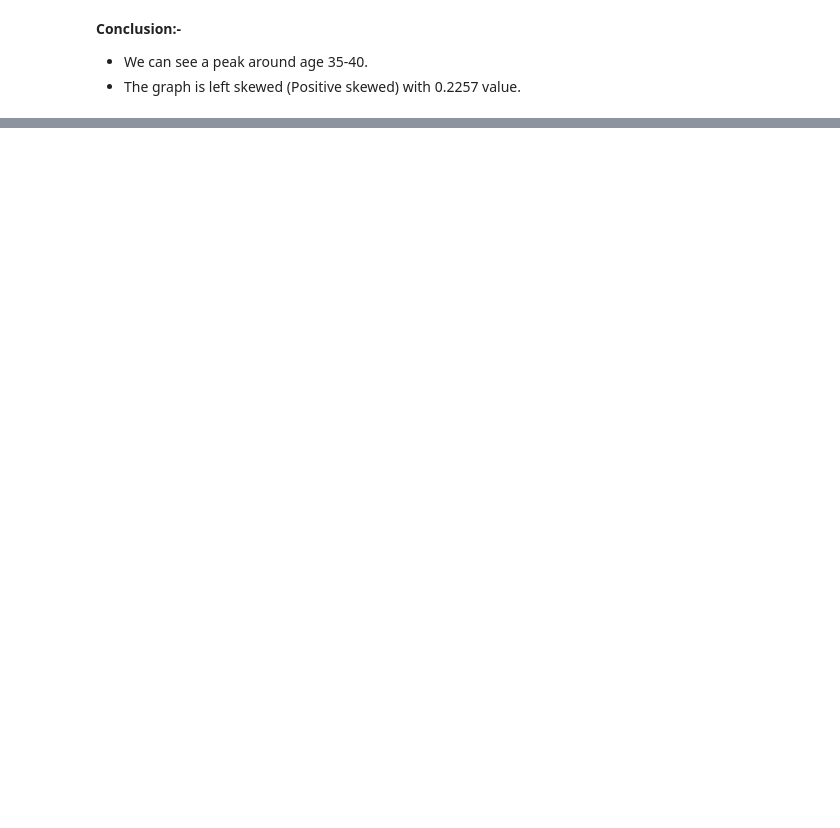
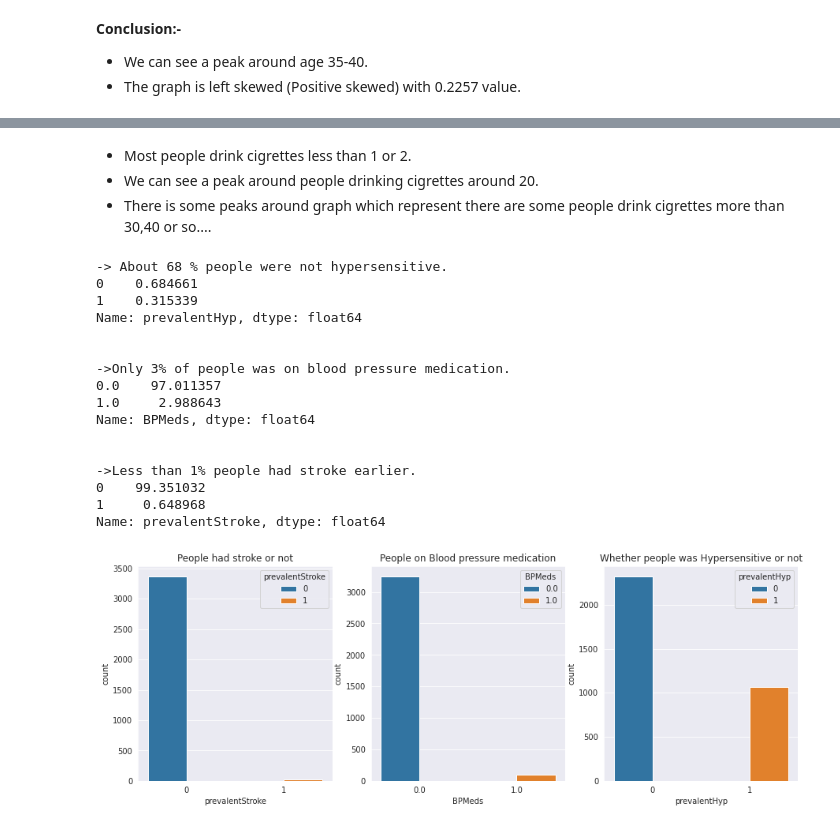
Before and after one commit to blackxhrt2102/Classification-Prediction-Capstone-Project, a Jupyter notebook: Untitled42.ipynb, the cells around one changed output, grey strips where cells are left out. Cells and saved outputs as stored; diff of their text form; code cells hidden in the pictures; blank space fills up the shorter version.

```diff
--- a/Untitled42.ipynb
+++ b/Untitled42.ipynb
@@ -180,0 +180,49 @@ df
+# %% [markdown]
+
+* Most people drink cigrettes less than 1 or 2.
+* We can see a peak around people drinking cigrettes around 20.
+* There is some peaks around graph which represent there are some people drink cigrettes more than 30,40 or so....
+# %%
+fig,ax=plt.subplots(1,3,figsize=(15,5))
+
+# STROKE
+sns.countplot(x='prevalentStroke',data=df,hue='prevalentStroke',ax=ax[0]).set(title='People had stroke or not')
+
+print('-> About 68 % people were not hypersensitive.')
+print(df['prevalentHyp'].value_counts(normalize=True))
+
+#-------------------------------------------------------------------------
+
+#  BLOOD PRESSURE
+sns.countplot(x='BPMeds',data=df,ax=ax[1],hue='BPMeds').set(title='People on Blood pressure medication')
+
+print('\n\n->Only 3% of people was on blood pressure medication.')
+print(df['BPMeds'].value_counts(normalize=True)*100)
+
+#-----------------------------------------------------------------------------
+# HYPERSENSITIVITY
+sns.countplot(x='prevalentHyp',data=df,ax=ax[2],hue='prevalentHyp').set(title='Whether people was Hypersensitive or not')
+
+print('\n\n->Less than 1% people had stroke earlier.')
+print(df['prevalentStroke'].value_counts(normalize=True)*100)
+
+#--------------------------------------------------------------------------------------
+plt.show()
+# %% [output]
+-> About 68 % people were not hypersensitive.
+0    0.684661
+1    0.315339
+Name: prevalentHyp, dtype: float64
+
+
+->Only 3% of people was on blood pressure medication.
+0.0    97.011357
+1.0     2.988643
+Name: BPMeds, dtype: float64
+
+
+->Less than 1% people had stroke earlier.
+0    99.351032
+1     0.648968
+Name: prevalentStroke, dtype: float64
+[figure, added]
```
Also changed, not shown: parts of 12 cells of this notebook.
